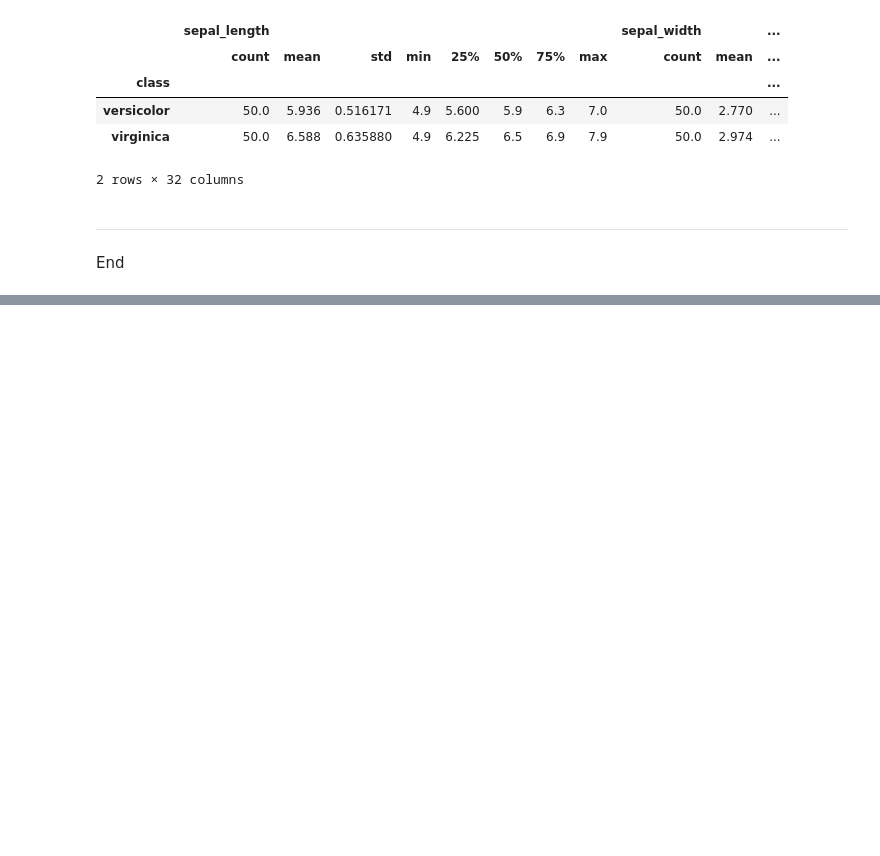
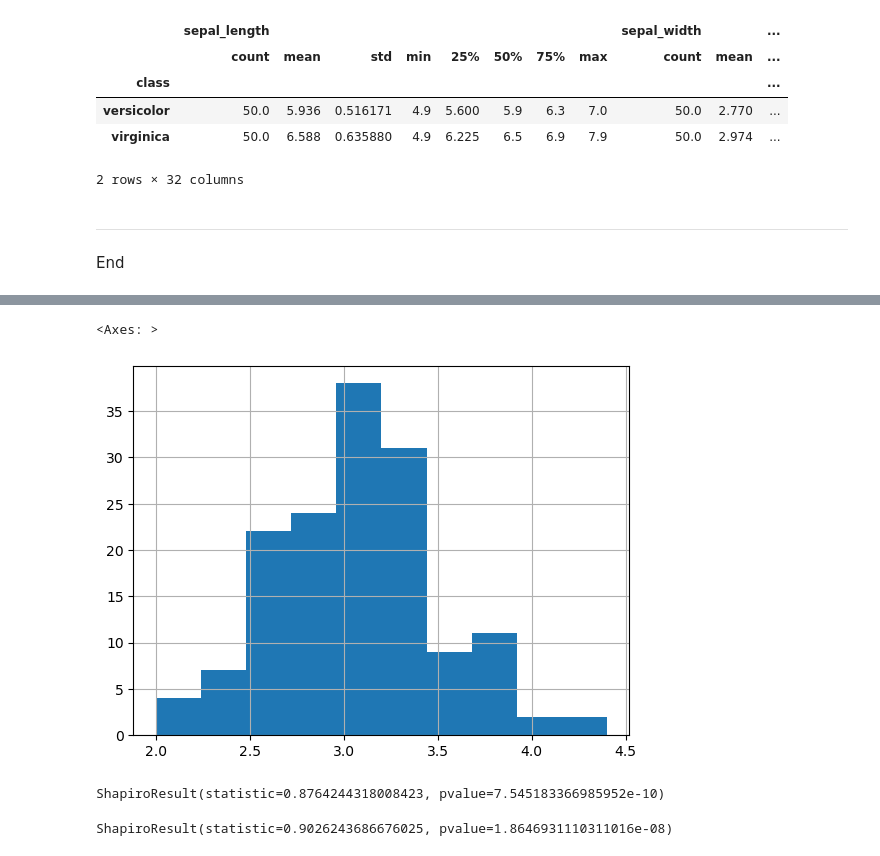
Before and after one commit to mhmdmahdi/Machine-Learning-and-Statistics, a Jupyter notebook: tasks.ipynb, the cells around one changed output, grey strips where cells are left out. Saved outputs shown, nothing was run; the diff lists cells and outputs as text; code cells hidden in the pictures; blank space fills up the shorter version.

```diff
--- a/tasks.ipynb
+++ b/tasks.ipynb
@@ -474,0 +556,15 @@ End
+# %%
+df['sepal_width'].hist()
+# %% [output]
+<Axes: >
+[figure, added]
+# %%
+# Shapiro test.
+ss.shapiro(df['petal_length'])
+# %% [output]
+ShapiroResult(statistic=0.8764244318008423, pvalue=7.545183366985952e-10)
+# %%
+# Shapiro test.
+ss.shapiro(df['petal_width'])
+# %% [output]
+ShapiroResult(statistic=0.9026243686676025, pvalue=1.8646931110311016e-08)
```
Also changed, not shown: parts of 29 cells of this notebook, 4 other files.
